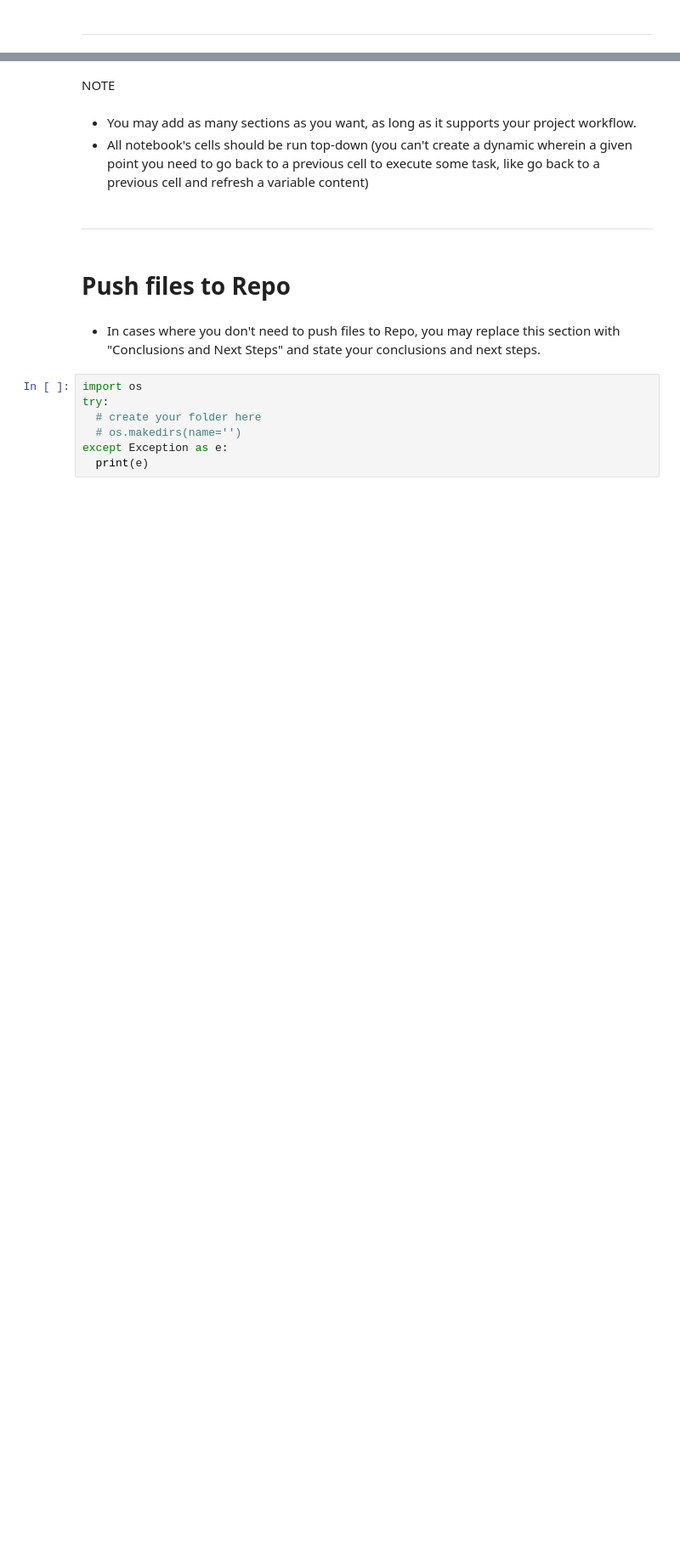
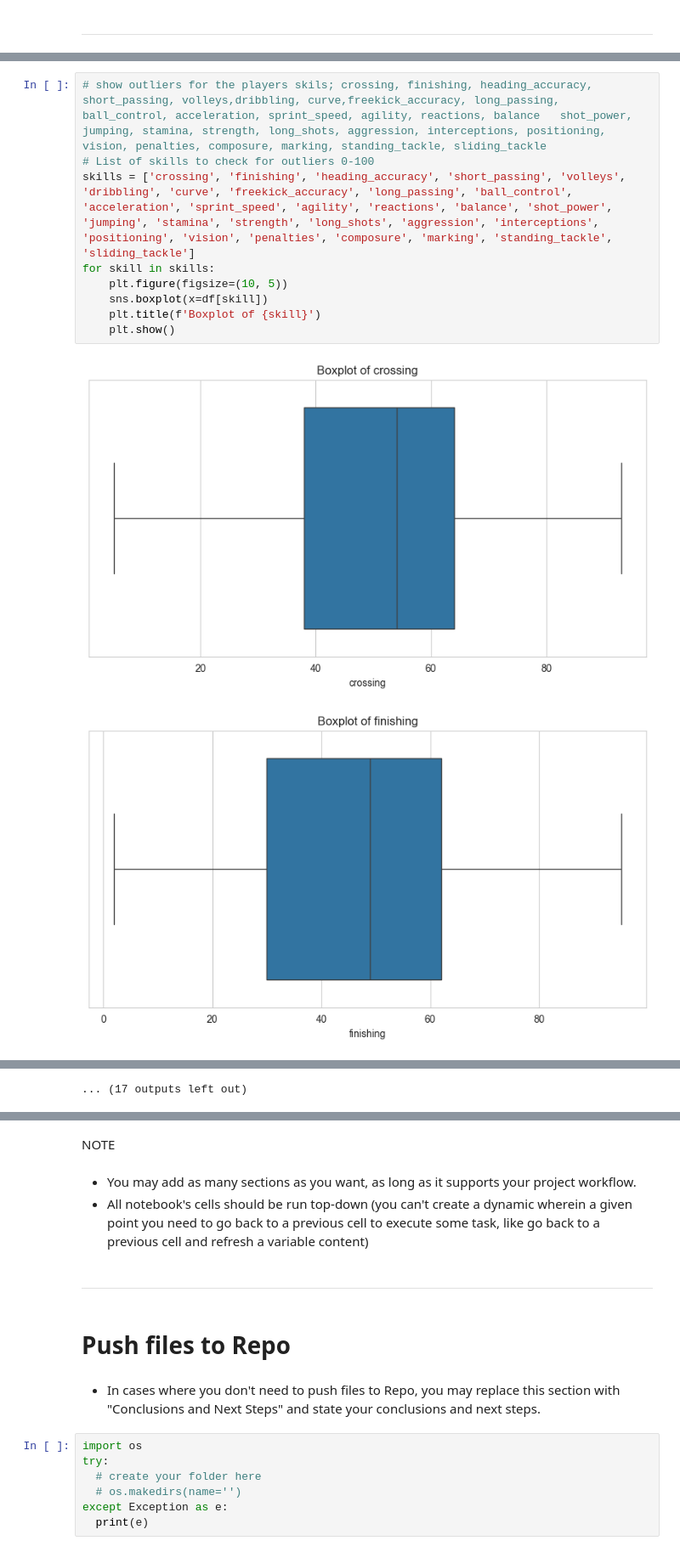
Before and after one commit to lehaanwar/football-players-data, a Jupyter notebook: jupyter_notebooks/ETL.ipynb, the cells around one changed output, grey strips where cells are left out. Shown at 85% size. Saved outputs shown, nothing was run; the diff lists cells and outputs as text; blank space fills up the shorter version.

Commit message:
Check for outliers: complete

```diff
--- a/jupyter_notebooks/ETL.ipynb
+++ b/jupyter_notebooks/ETL.ipynb
@@ -192,0 +214,12 @@ dtype: int64
+# %%
+# show outliers for the players skils; crossing, finishing, heading_accuracy, short_passing, volleys,dribbling, curve,freekick_accuracy, long_passing, ball_control, acceleration, sprint_speed, agility, reactions, balance	shot_power, jumping, stamina, strength, long_shots, aggression, interceptions, positioning, vision, penalties, composure, marking, standing_tackle, sliding_tackle
+# List of skills to check for outliers 0-100
+skills = ['crossing', 'finishing', 'heading_accuracy', 'short_passing', 'volleys', 'dribbling', 'curve', 'freekick_accuracy', 'long_passing', 'ball_control', 'acceleration', 'sprint_speed', 'agility', 'reactions', 'balance', 'shot_power', 'jumping', 'stamina', 'strength', 'long_shots', 'aggression', 'interceptions', 'positioning', 'vision', 'penalties', 'composure', 'marking', 'standing_tackle', 'sliding_tackle']
+for skill in skills:
+    plt.figure(figsize=(10, 5))
+    sns.boxplot(x=df[skill])
+    plt.title(f'Boxplot of {skill}')
+    plt.show()
+# %% [output]
+[figure, added]
+[figure, added]
@@ -192,0 +236 @@ dtype: int64
+... (17 outputs left out)
```
Also changed, not shown: parts of 11 cells of this notebook.
